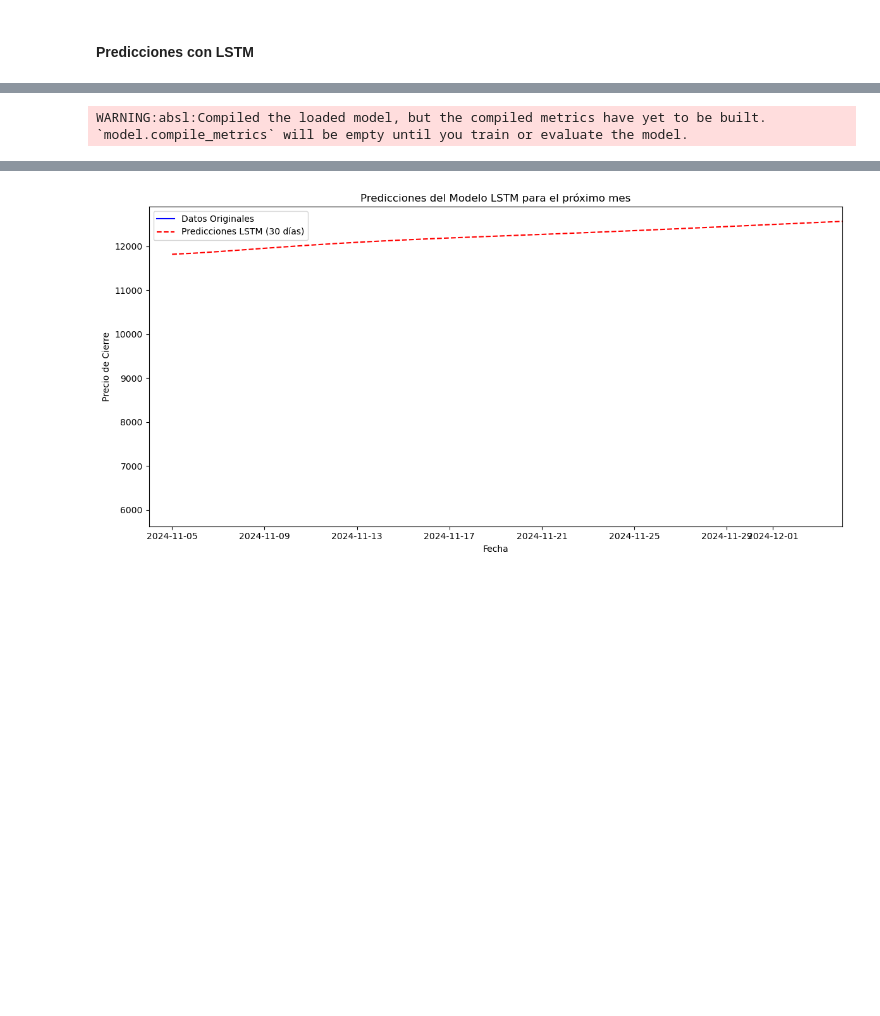
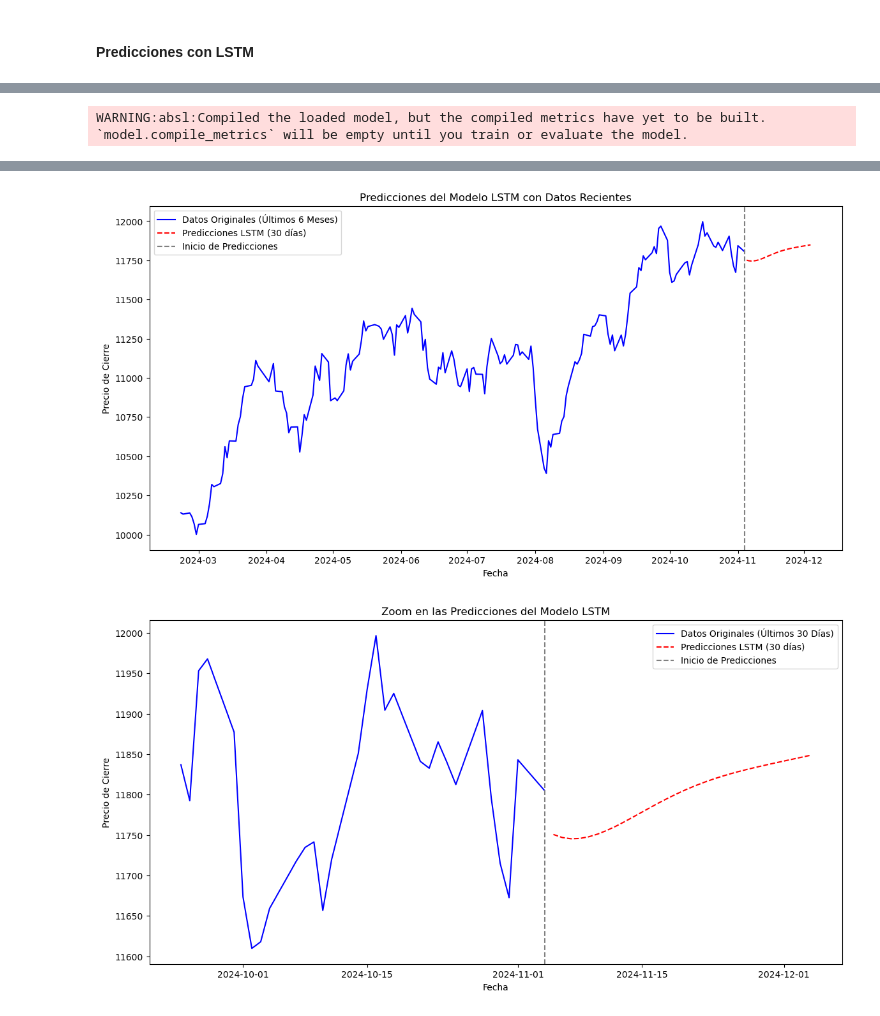
Before and after one commit to lauralardies/caso_practico_3, a Jupyter notebook: IBEX/modelos/LSTM.ipynb, the cells around one changed output, grey strips where cells are left out. Cells and saved outputs as stored; diff of their text form; code cells hidden in the pictures; blank space fills up the shorter version.

Commit message:
LSTM

```diff
--- a/IBEX/modelos/LSTM.ipynb
+++ b/IBEX/modelos/LSTM.ipynb
@@ -274,17 +276,18 @@ import pandas as pd
 import matplotlib.pyplot as plt
 from tensorflow.keras.models import load_model
 
+# Cargar el modelo entrenado
 load_path = "modelo_lstm_ibex.h5"
 model = load_model(load_path)
 
-# Número de días a predecir (un año completo)
+# Número de días a predecir (un mes completo)
 prediction_days = 30
 
 # Crear una lista para almacenar las predicciones
 predictions = []
 
-# Usar la última secuencia de datos de entrenamiento para generar la primera predicción
-last_sequence = X_test[-1]  # Última secuencia en X_test
+# Usar la última secuencia de datos para generar la primera predicción
+last_sequence = X_test[-1].reshape(-1, 1)
 
 # Generar predicciones día a día
 for _ in range(prediction_days):
@@ -292,13 +295,13 @@ for _ in range(prediction_days):
     next_pred = model.predict(np.expand_dims(last_sequence, axis=0))
     predictions.append(next_pred[0][0])  # Guardar la predicción
 
-    # Actualizar la secuencia deslizante eliminando el primer valor y añadiendo la predicción al final
-    last_sequence = np.vstack((last_sequence[1:], next_pred))
+    # Actualizar la secuencia deslizante
+    last_sequence = np.append(last_sequence[1:], next_pred).reshape(-1, 1)
 
 # Invertir la escala de las predicciones
 predictions_unscaled = scaler.inverse_transform(np.array(predictions).reshape(-1, 1))
 
-# Crear un rango de fechas para el próximo año
+# Crear un rango de fechas para el próximo mes
 last_date = df.index[-1]  # Última fecha en el DataFrame original
 future_dates = pd.date_range(start=last_date + pd.Timedelta(days=1), periods=prediction_days, freq='D')
 
@@ -308,10 +311,11 @@ predictions_df = pd.DataFrame(data=predictions_unscaled, index=future_dates, col
 # Graficar los resultados
 plt.figure(figsize=(12, 6))
 plt.plot(df['Close'], label='Datos Originales', color='blue')
+plt.axvline(x=last_date, color='gray', linestyle='--', label='Inicio de Predicciones')
 plt.plot(predictions_df, label='Predicciones LSTM (30 días)', color='red', linestyle='--')
 plt.xlabel('Fecha')
 plt.ylabel('Precio de Cierre')
-plt.title('Predicciones del Modelo LSTM para el próximo mes')
+plt.title('Predicciones del Modelo LSTM para el Próximo Mes')
 plt.legend()
 plt.show()
 # %% [output]
@@ -340,55 +344,64 @@ import pandas as pd
 import matplotlib.pyplot as plt
 from tensorflow.keras.models import load_model
 
+# Cargar el modelo LSTM
 load_path = "modelo_lstm_ibex.h5"
 model = load_model(load_path)
 
-# Número de días a predecir (un mes completo)
+# Número de días a predecir
 prediction_days = 30
 
-# Crear una lista para almacenar las predicciones
+# Lista para almacenar las predicciones
 predictions = []
 
-# Usar la última secuencia de datos de entrenamiento para generar la primera predicción
-last_sequence = X_test[-1]  # Última secuencia en X_test
+# Última secuencia para hacer las predicciones
+last_sequence = X_test[-1].reshape(-1, 1)
 
-# Generar predicciones día a día
+# Generar predicciones
 for _ in range(prediction_days):
-    # Hacer una predicción para el siguiente día
     next_pred = model.predict(np.expand_dims(last_sequence, axis=0))
-    predictions.append(next_pred[0][0])  # Guardar la predicción
+    predictions.append(next_pred[0][0])
+    last_sequence = np.append(last_sequence[1:], next_pred).reshape(-1, 1)
 
-    # Actualizar la secuencia deslizante eliminando el primer valor y añadiendo la predicción al final
-    last_sequence = np.vstack((last_sequence[1:], next_pred))
-
-# Invertir la escala de las predicciones
+# Invertir el escalado de las predicciones
 predictions_unscaled = scaler.inverse_transform(np.array(predictions).reshape(-1, 1))
 
-# Crear un rango de fechas para el próximo mes
-last_date = df.index[-1]  # Última fecha en el DataFrame original
-future_dates = pd.date_range(start=last_date + pd.Timedelta(days=1), periods=prediction_days, freq='D')
+# Crear fechas para las predicciones
+last_date = df.index[-1]
+future_dates = pd.date_range(start=df.index[-1] + pd.Timedelta(days=1), periods=prediction_days, freq='D')
 
-# Crear un DataFrame para las predicciones futuras
+# DataFrame de predicciones
 predictions_df = pd.DataFrame(data=predictions_unscaled, index=future_dates, columns=['Predicted Close'])
 
-# Graficar los resultados
-plt.figure(figsize=(12, 6))
+# Crear una gráfica combinada de los últimos datos y las predicciones
+plt.figure(figsize=(14, 7))
 
-# Graficar los datos originales
-plt.plot(df['Close'], label='Datos Originales', color='blue')
+# Mostrar los últimos 6 meses de datos
+last_6_months = df['Close'].iloc[-180:]  # Últimos 180 días (aproximadamente 6 meses)
+plt.plot(last_6_months, label='Datos Originales (Últimos 6 Meses)', color='blue')
 
-# Graficar las predicciones para el siguiente mes
+# Añadir las predicciones
 plt.plot(predictions_df, label='Predicciones LSTM (30 días)', color='red', linestyle='--')
 
-# Ampliar la sección de las predicciones en una zona separada
-plt.xlim([df.index[-1], future_dates[-1]])  # Mostrar solo la parte de las predicciones
+# Líneas verticales para marcar el inicio de las predicciones
+plt.axvline(x=last_date, color='gray', linestyle='--', label='Inicio de Predicciones')
 
-# Personalización
+# Añadir etiquetas y título
 plt.xlabel('Fecha')
 plt.ylabel('Precio de Cierre')
-plt.title('Predicciones del Modelo LSTM para el próximo mes')
+plt.title('Predicciones del Modelo LSTM con Datos Recientes')
 plt.legend()
-plt.tight_layout()
 plt.show()
+
+# Gráfica de zoom en las predicciones
+plt.figure(figsize=(14, 7))
+plt.plot(df['Close'].iloc[-30:], label='Datos Originales (Últimos 30 Días)', color='blue')
+plt.plot(predictions_df, label='Predicciones LSTM (30 días)', color='red', linestyle='--')
+plt.axvline(x=last_date, color='gray', linestyle='--', label='Inicio de Predicciones')
+plt.xlabel('Fecha')
+plt.ylabel('Precio de Cierre')
+plt.title('Zoom en las Predicciones del Modelo LSTM')
+plt.legend()
+plt.show()
 # %% [output]
 WARNING:absl:Compiled the loaded model, but the compiled metrics have yet to be built. `model.compile_metrics` will be empty until you train or evaluate the model.
@@ -412 +425,2 @@ WARNING:absl:Compiled the loaded model, but the compiled metrics have yet to be
-[figure, old version]
+[figure, new version]
+[figure, added]
```
Also changed, not shown: parts of 4 cells of this notebook, 2 other files.
